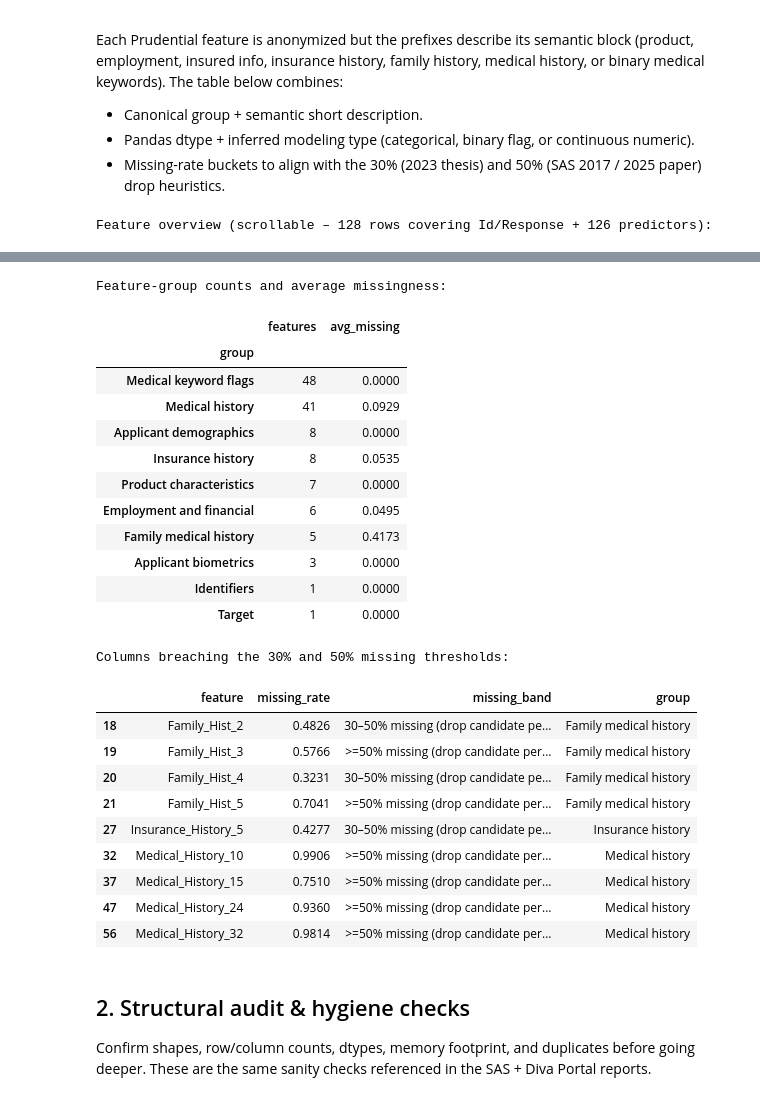
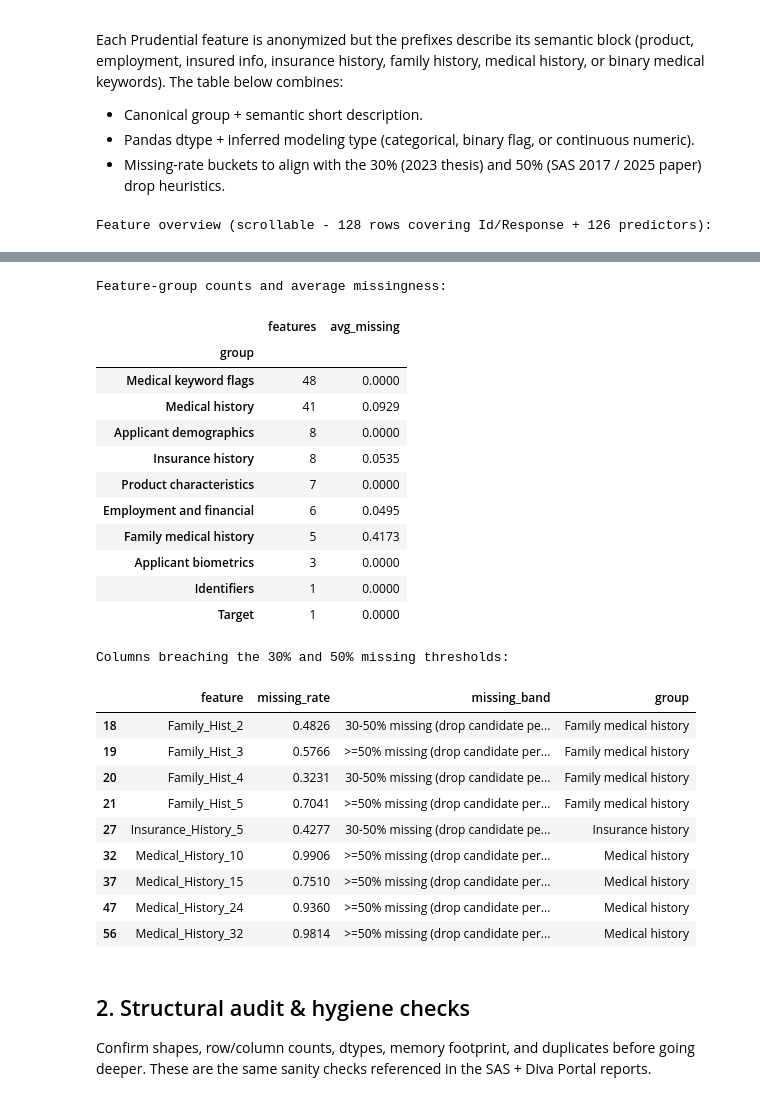
Before and after one commit to cyrilgabriele/DeepLearning, a Jupyter notebook: src/data/playground/data_insights.ipynb, the cells around one changed output, grey strips where cells are left out. Cells and saved outputs as stored; diff of their text form; code cells hidden in the pictures.

```diff
--- a/src/data/playground/data_insights.ipynb
+++ b/src/data/playground/data_insights.ipynb
@@ -85,7 +85,7 @@ special_semantics = {
     "Ht": ("Applicant biometrics", "Height in inches (min/max normalized to [0, 1])."),
     "Wt": ("Applicant biometrics", "Weight in pounds (normalized)."),
     "BMI": ("Applicant biometrics", "Body Mass Index derived from height/weight."),
-    "Product_Info_2": ("Product characteristics", "Categorical product code (string – must be label encoded)."),
+    "Product_Info_2": ("Product characteristics", "Categorical product code (string - must be label encoded)."),
 }
 
 
@@ -118,7 +118,7 @@ def missing_band(rate: float) -> str:
     if rate >= 0.50:
         return ">=50% missing (drop candidate per SAS/2025 guidance)"
     if rate >= 0.30:
-        return "30–50% missing (drop candidate per 2023 thesis)"
+        return "30-50% missing (drop candidate per 2023 thesis)"
     if rate > 0:
         return "<30% missing (impute)"
     return "0% missing"
@@ -145,7 +145,7 @@ feature_overview = (
       .reset_index(drop=True)
 )
 
-print("Feature overview (scrollable – 128 rows covering Id/Response + 126 predictors):")
+print("Feature overview (scrollable - 128 rows covering Id/Response + 126 predictors):")
 display(feature_overview)
 
 print("Feature-group counts and average missingness:")
@@ -159,44 +159,44 @@ display(
 print("Columns breaching the 30% and 50% missing thresholds:")
 display(feature_overview.loc[feature_overview["missing_rate"] >= 0.30, ["feature", "missing_rate", "missing_band", "group"]])
 # %% [output]
-Feature overview (scrollable – 128 rows covering Id/Response + 126 predictors):
+Feature overview (scrollable - 128 rows covering Id/Response + 126 predictors):
 |  | feature | group | meaning | dtype | nunique | missing_rate | missing_band | inferred_type |
 | 0 | BMI | Applicant biometrics | Body Mass Index derived from heig... | float64 | 3256 | 0.0000 | 0% missing | continuous numeric |
 | 1 | Ht | Applicant biometrics | Height in inches (min/max normali... | float64 | 39 | 0.0000 | 0% missing | continuous numeric |
 | 2 | Wt | Applicant biometrics | Weight in pounds (normalized). | float64 | 300 | 0.0000 | 0% missing | continuous numeric |
 | 3 | Ins_Age | Applicant demographics | Normalized insured age (years). | float64 | 65 | 0.0000 | 0% missing | continuous numeric |
 | 4 | InsuredInfo_1 | Applicant demographics | Anonymized insured attribute 1 (n... | int64 | 3 | 0.0000 | 0% missing | low-cardinality numeric code |
 | 5 | InsuredInfo_2 | Applicant demographics | Anonymized insured attribute 2 (n... | int64 | 2 | 0.0000 | 0% missing | binary flag (0/1) |
 | 6 | InsuredInfo_3 | Applicant demographics | Anonymized insured attribute 3 (n... | int64 | 11 | 0.0000 | 0% missing | low-cardinality numeric code |
 | 7 | InsuredInfo_4 | Applicant demographics | Anonymized insured attribute 4 (n... | int64 | 2 | 0.0000 | 0% missing | binary flag (0/1) |
 | 8 | InsuredInfo_5 | Applicant demographics | Anonymized insured attribute 5 (n... | int64 | 2 | 0.0000 | 0% missing | binary flag (0/1) |
 | 9 | InsuredInfo_6 | Applicant demographics | Anonymized insured attribute 6 (n... | int64 | 2 | 0.0000 | 0% missing | binary flag (0/1) |
 | ... | ... | ... | ... | ... | ... | ... | ... | ... |
 | 123 | Product_Info_4 | Product characteristics | Anonymized product attribute 4 de... | float64 | 1491 | 0.0000 | 0% missing | continuous numeric |
 | 124 | Product_Info_5 | Product characteristics | Anonymized product attribute 5 de... | int64 | 2 | 0.0000 | 0% missing | binary flag (0/1) |
 | 125 | Product_Info_6 | Product characteristics | Anonymized product attribute 6 de... | int64 | 2 | 0.0000 | 0% missing | binary flag (0/1) |
 | 126 | Product_Info_7 | Product characteristics | Anonymized product attribute 7 de... | int64 | 3 | 0.0000 | 0% missing | low-cardinality numeric code |
 | 127 | Response | Target | 8-class ordinal risk response (1=... | int64 | 8 | 0.0000 | 0% missing | ordinal target (int) |
 Feature-group counts and average missingness:
 |  | features | avg_missing |
 | group |  |  |
 | Medical keyword flags | 48 | 0.0000 |
 | Medical history | 41 | 0.0929 |
 | Applicant demographics | 8 | 0.0000 |
 | Insurance history | 8 | 0.0535 |
 | Product characteristics | 7 | 0.0000 |
 | Employment and financial | 6 | 0.0495 |
 | Family medical history | 5 | 0.4173 |
 | Applicant biometrics | 3 | 0.0000 |
 | Identifiers | 1 | 0.0000 |
 | Target | 1 | 0.0000 |
 Columns breaching the 30% and 50% missing thresholds:
 |  | feature | missing_rate | missing_band | group |
-| 18 | Family_Hist_2 | 0.4826 | 30–50% missing (drop candidate pe... | Family medical history |
+| 18 | Family_Hist_2 | 0.4826 | 30-50% missing (drop candidate pe... | Family medical history |
 | 19 | Family_Hist_3 | 0.5766 | >=50% missing (drop candidate per... | Family medical history |
-| 20 | Family_Hist_4 | 0.3231 | 30–50% missing (drop candidate pe... | Family medical history |
+| 20 | Family_Hist_4 | 0.3231 | 30-50% missing (drop candidate pe... | Family medical history |
 | 21 | Family_Hist_5 | 0.7041 | >=50% missing (drop candidate per... | Family medical history |
-| 27 | Insurance_History_5 | 0.4277 | 30–50% missing (drop candidate pe... | Insurance history |
+| 27 | Insurance_History_5 | 0.4277 | 30-50% missing (drop candidate pe... | Insurance history |
 | 32 | Medical_History_10 | 0.9906 | >=50% missing (drop candidate per... | Medical history |
 | 37 | Medical_History_15 | 0.7510 | >=50% missing (drop candidate per... | Medical history |
 | 47 | Medical_History_24 | 0.9360 | >=50% missing (drop candidate per... | Medical history |
```
Also changed, not shown: parts of 4 cells of this notebook.
